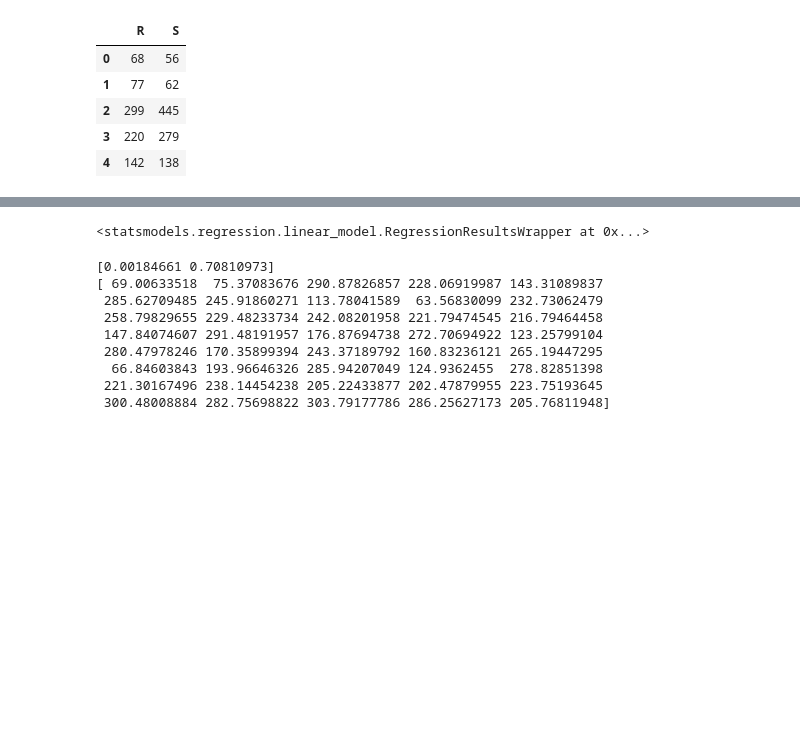
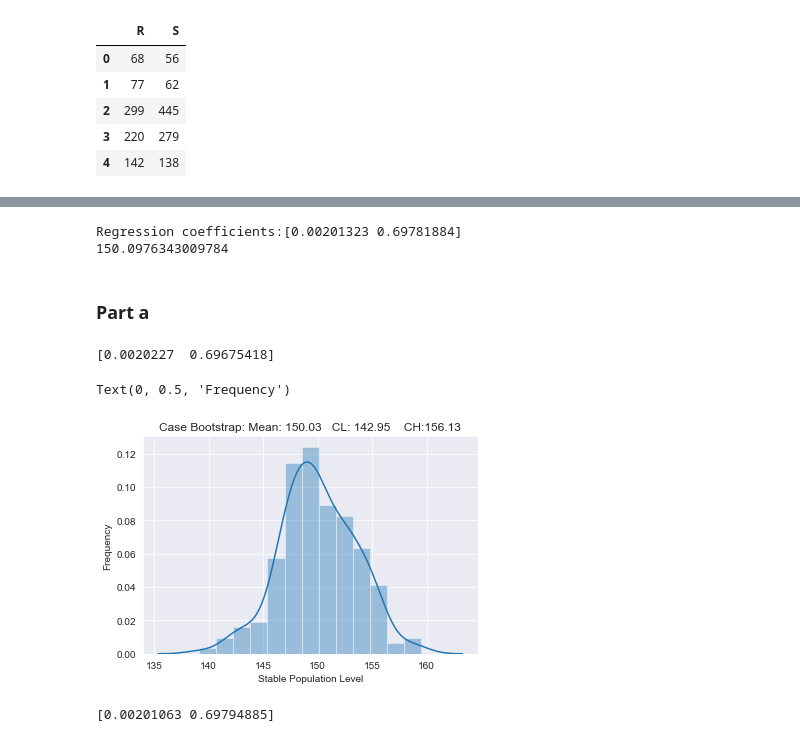
Before and after one commit to uwcheah/Main, a Jupyter notebook: montecarlo/Module 11.ipynb, the cells around one changed output, grey strips where cells are left out. Drawn from its saved outputs; the diff is of its cells as text; code cells hidden in the pictures; blank space fills up the shorter version.

```diff
--- a/montecarlo/Module 11.ipynb
+++ b/montecarlo/Module 11.ipynb
@@ -41,10 +80,18 @@ salmon_data.describe()
 # %%
 # set up a simple linear regression model for the whole sample.
-# show the results and also find the point where R=S
-est_sustain = lambda beta: (1-beta[1])/beta[0]
-est_R = lambda beta,S:1/(beta[0]+beta[1]/S)
 # getting the reciprocals
-x_var = 1/salmon_data['S'].values
+x_data = 1/salmon_data['S'].values
 y_var = 1./salmon_data['R'].values
+x_var = smapi.add_constant(x_data)
 
-x_var = smapi.add_constant(x_var)
+# regression model
+lm_1 = smapi.OLS(y_var,x_var,)
+lm_1_results = lm_1.fit()
+bhat = lm_1_results.params
+print('Regression coefficients:{0}'.format(bhat))
+R_fit = est_R(bhat,salmon_data['S'].values)
+R_sustain = est_sustain(bhat)
+print(R_sustain)
+# %% [output]
+Regression coefficients:[0.00201323 0.69781884]
+150.0976343009784
@@ -54,19 +98,25 @@ lm_1_results = lm_1.fit()
-# %%
-lm.fit()
-# %% [output]
-<statsmodels.regression.linear_model.RegressionResultsWrapper at 0x...>
-# %%
-bhat = lm_1_results.params
-print(bhat)
-R_fit = est_R(bhat,salmon_data['S'].values)
-print(R_fit)
-# %% [output]
-[0.00184661 0.70810973]
-[ 69.00633518  75.37083676 290.87826857 228.06919987 143.31089837
- 285.62709485 245.91860271 113.78041589  63.56830099 232.73062479
- 258.79829655 229.48233734 242.08201958 221.79474545 216.79464458
- 147.84074607 291.48191957 176.87694738 272.70694922 123.25799104
- 280.47978246 170.35899394 243.37189792 160.83236121 265.19447295
-  66.84603843 193.96646326 285.94207049 124.9362455  278.82851398
- 221.30167496 238.14454238 205.22433877 202.47879955 223.75193645
- 300.48008884 282.75698822 303.79177786 286.25627173 205.76811948]
+# %% [markdown]
+### Part a
+# %%
+b_pairs = bootstrap_pairs(y_var,x_data,)
+print(b_pairs.mean(axis=0))
+# %% [output]
+[0.0020227  0.69675418]
+# %%
+r_bstrap_pairs = pd.Series(np.array([est_sustain(j) for j in b_pairs]))
+title = 'Case Bootstrap: Mean: {0:.2f}   CL: {1:.2f}    CH:{2:.2f}'.format(r_bstrap_pairs.mean(),r_bstrap_pairs.quantile(0.025),r_bstrap_pairs.quantile(0.975))
+results_pairs = pd.Series({'Mean':r_bstrap_pairs.mean(),'CL': r_bstrap_pairs.quantile(0.025),'CH':r_bstrap_pairs.quantile(0.975)})
+ax_ = sns.distplot(r_bstrap_pairs)
+ax_.set_title(title)
+ax_.set_xlabel('Stable Population Level')
+ax_.set_ylabel('Frequency')
+# %% [output]
+Text(0, 0.5, 'Frequency')
+[figure, added]
+# %%
+# bootstrap residuals
+resid_vec = lm_1_results.resid
+b_resid = bootstrap_resid(resid_vec,bhat,x_data,)
+print(b_resid.mean(axis=0))
+# %% [output]
+[0.00201063 0.69794885]
```
Also changed, not shown: parts of 21 cells of this notebook.
